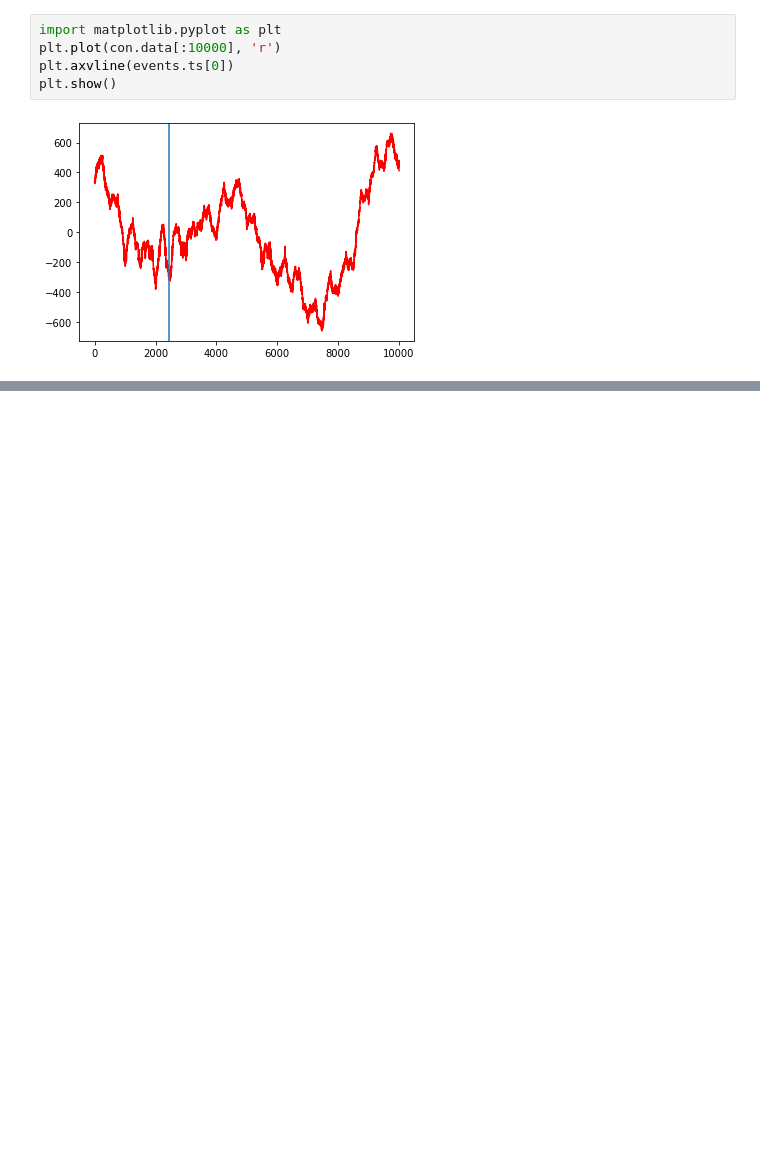
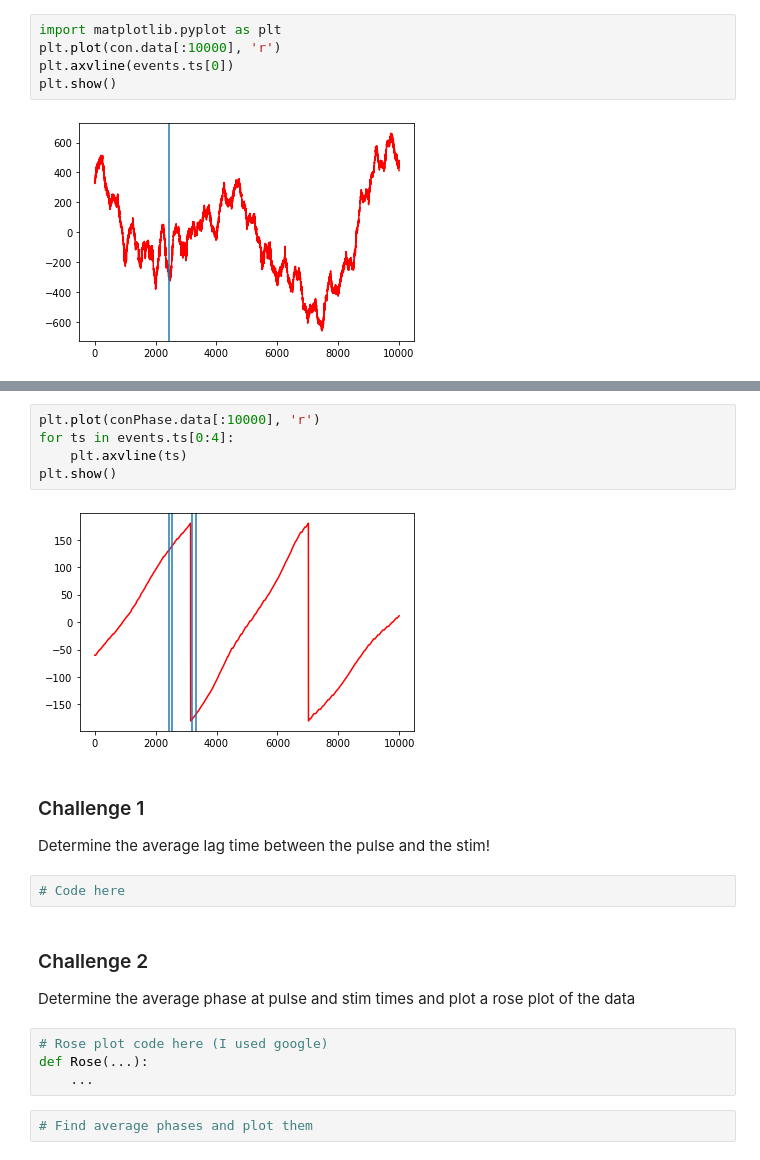
Before and after one commit to tne-lab/learning-python, a Jupyter notebook: Session_2.ipynb, the cells around one changed output, grey strips where cells are left out. Cells and saved outputs as stored; diff of their text form; blank space fills up the shorter version.

Commit message:
Updated challenge 2

```diff
--- a/Session_2.ipynb
+++ b/Session_2.ipynb
@@ -99,0 +145,23 @@ plt.show()
+# %%
+plt.plot(conPhase.data[:10000], 'r')
+for ts in events.ts[0:4]:
+    plt.axvline(ts)
+plt.show()
+# %% [output]
+[figure, added]
+# %% [markdown]
+### Challenge 1
+
+Determine the average lag time between the pulse and the stim!
+# %%
+# Code here
+# %% [markdown]
+### Challenge 2
+
+Determine the average phase at pulse and stim times and plot a rose plot of the data
+# %%
+# Rose plot code here (I used google)
+def Rose(...):
+    ...
+# %%
+# Find average phases and plot them
```
Also changed, not shown: parts of 6 cells of this notebook, 1 other file.
